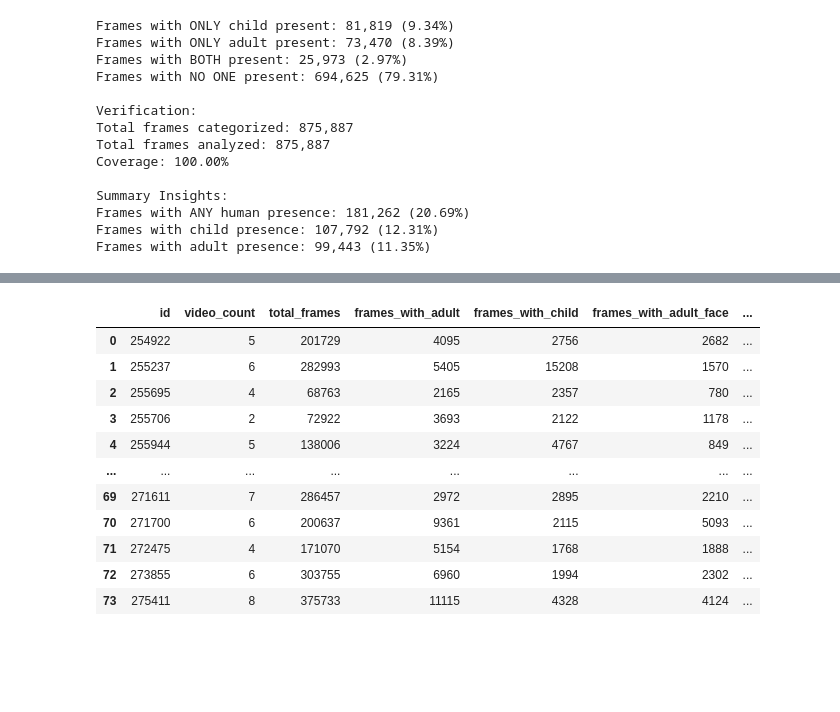
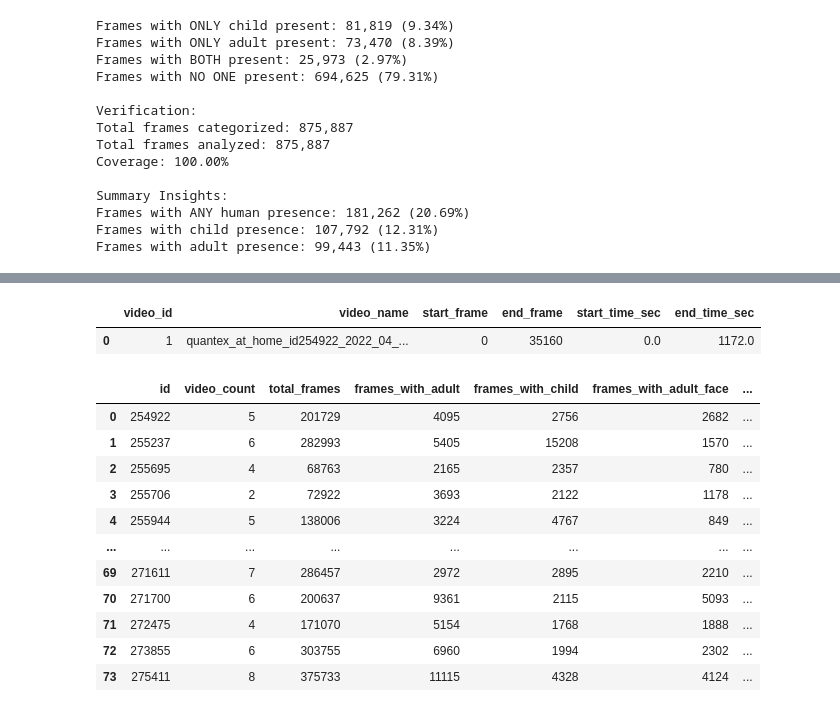
Before and after one commit to neleSuffo/preschool-social-ecology, a Jupyter notebook: notebooks/quantex_results.ipynb, the cells around one changed output, grey strips where cells are left out. Drawn from its saved outputs; the diff is of its cells as text; code cells hidden in the pictures; blank space fills up the shorter version.

```diff
--- a/notebooks/quantex_results.ipynb
+++ b/notebooks/quantex_results.ipynb
@@ -425,3 +596,19 @@ total_frames
+# %%
+# get video_name from database and add it as second column to the dataframe
+interaction_conn = sqlite3.connect('/home/nele_pauline_suffo/outputs/quantex_inference/interaction_inference.db')
+video_names = pd.read_sql("SELECT video_id, video_name FROM Videos", interaction_conn)
+interaction_conn.close()
+
+# Merge video names into the main dataframe
+merged_df = merged_df.merge(video_names, on='video_id', how='left')
+# %%
+# rearranve the columns
+merged_df = merged_df[['video_id', 'video_name', 'start_frame', 'end_frame', 'start_time_sec', 'end_time_sec']]
+# %%
+merged_df[merged_df['video_id'] == 1]
+# %% [output]
+|  | video_id | video_name | start_frame | end_frame | start_time_sec | end_time_sec |
+| 0 | 1 | quantex_at_home_id254922_2022_04_... | 0 | 35160 | 0.0 | 1172.0 |
 # %%
 frames_with_detections_query = """
 WITH FramesWithDetections AS (
```
Also changed, not shown: parts of 6 cells of this notebook.
